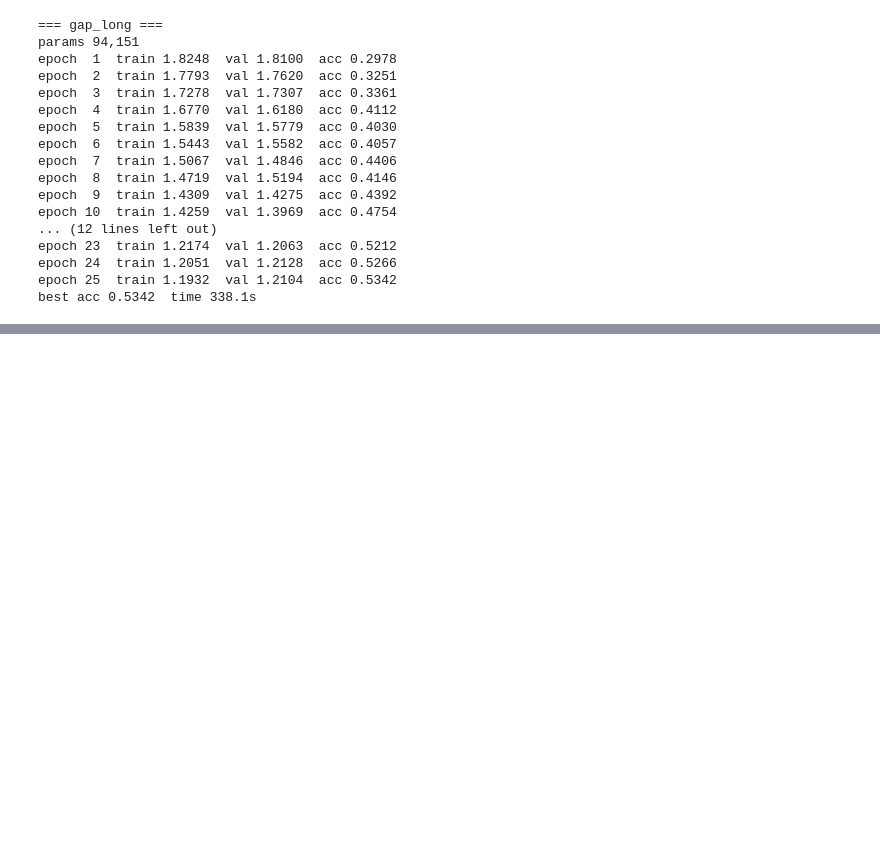
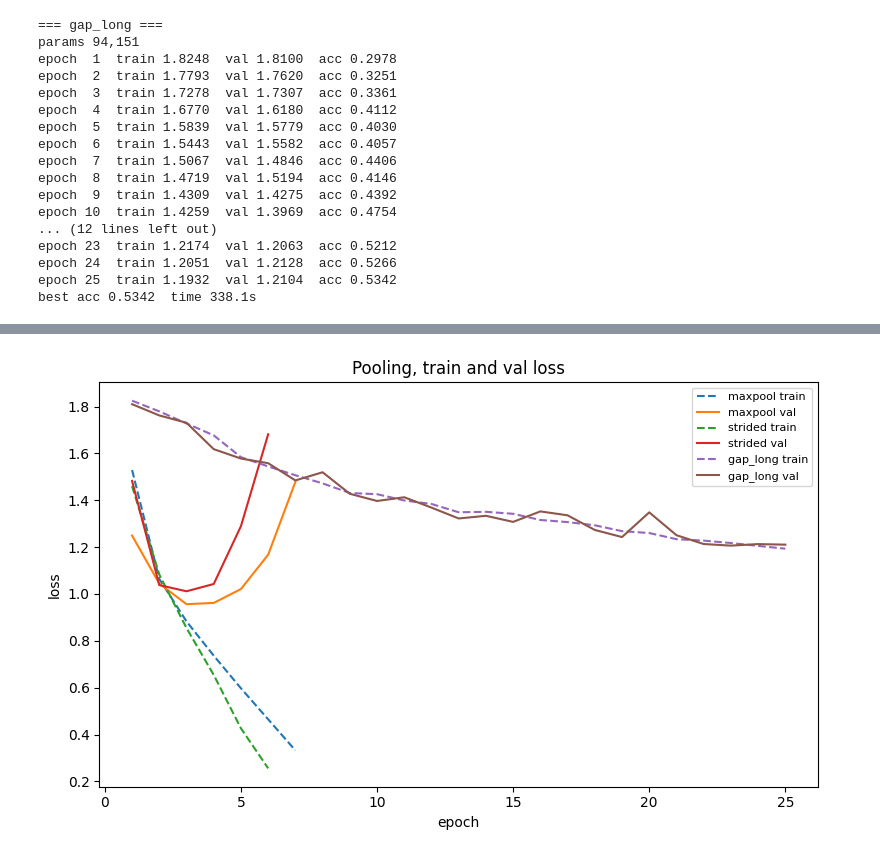
Before and after one commit to iav2002/AppliedDeepLearning, a Jupyter notebook: Part2_6_InvestigationClassification.ipynb, the cells around one changed output, grey strips where cells are left out. Cells and saved outputs as stored; diff of their text form; code cells hidden in the pictures; blank space fills up the shorter version.

```diff
--- a/Part2_6_InvestigationClassification.ipynb
+++ b/Part2_6_InvestigationClassification.ipynb
@@ -328,0 +422,18 @@ best acc 0.5342  time 338.1s
+# %%
+# pooling, train and val loss for the three variants, gap_long replaces gap
+pool_to_plot = ["maxpool", "strided", "gap_long"]
+
+fig, ax = plt.subplots(figsize=(8, 5))
+for name in pool_to_plot:
+    r = results_pool[name]
+    epochs = range(1, len(r["history"]["train_loss"]) + 1)
+    ax.plot(epochs, r["history"]["train_loss"], "--", label=f"{name} train")
+    ax.plot(epochs, r["history"]["val_loss"], "-",  label=f"{name} val")
+ax.set_xlabel("epoch")
+ax.set_ylabel("loss")
+ax.set_title("Pooling, train and val loss")
+ax.legend(fontsize=8)
+plt.tight_layout()
+plt.show()
+# %% [output]
+[figure, added]
```
Also changed, not shown: parts of 7 cells of this notebook.
